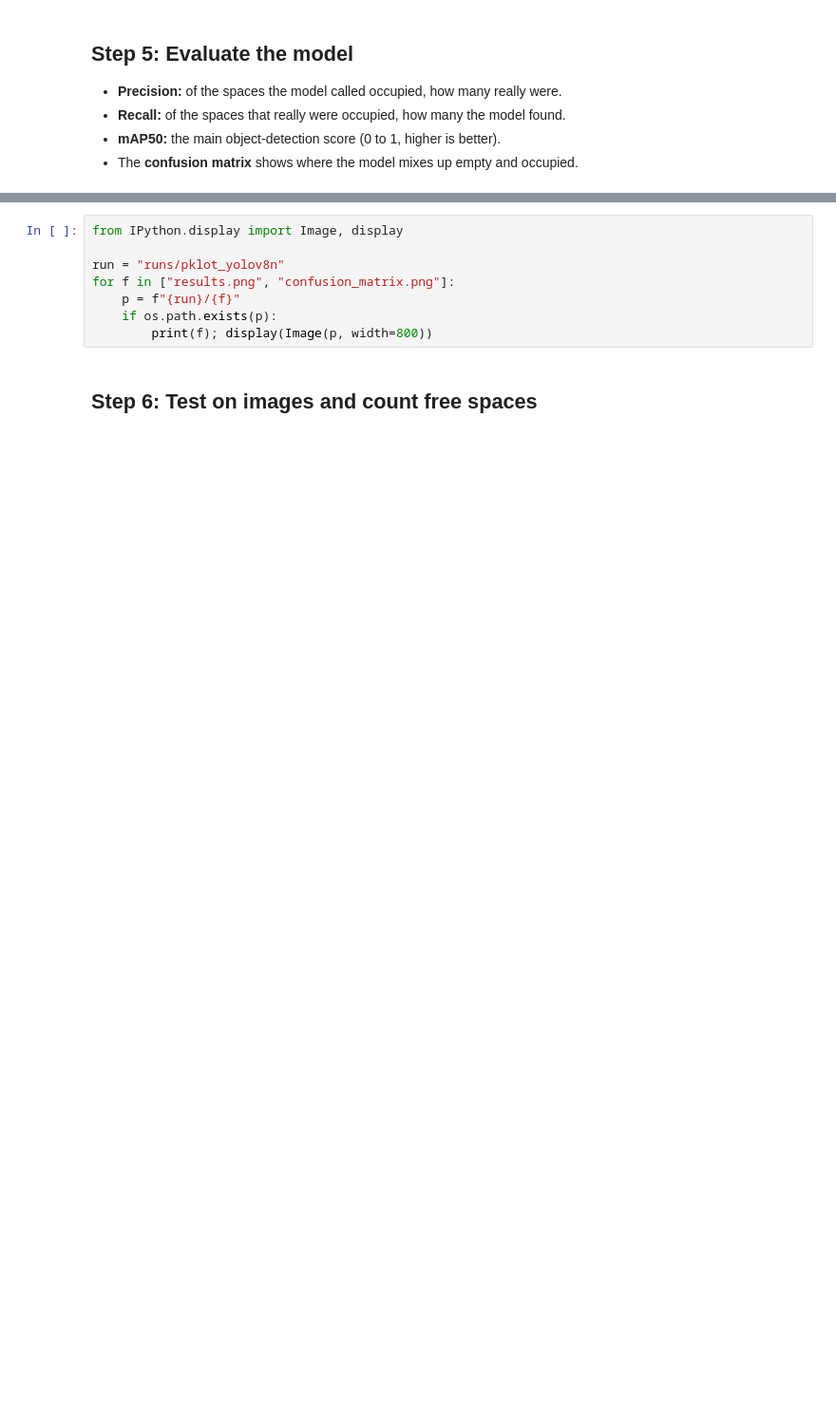
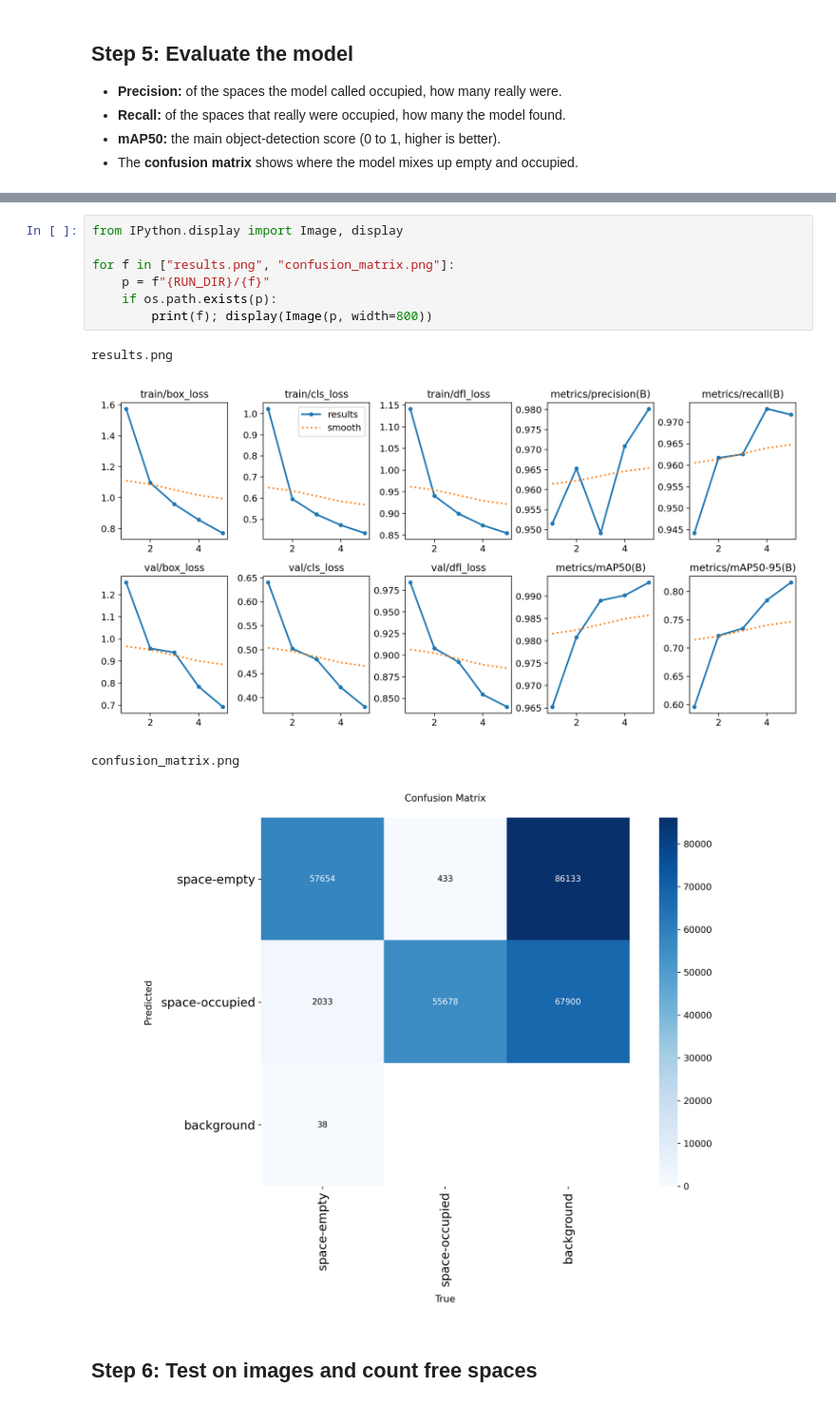
Before and after one commit to mkmanjula/parking-space-detection, a Jupyter notebook: notebooks/parking_space_detection_yolo.ipynb, the cells around one changed output, grey strips where cells are left out. Shown at 95% size. Saved outputs shown, nothing was run; the diff lists cells and outputs as text; blank space fills up the shorter version.

Commit message:
Complete YOLOv8 training, evaluation, video demo and IoT export

```diff
--- a/notebooks/parking_space_detection_yolo.ipynb
+++ b/notebooks/parking_space_detection_yolo.ipynb
@@ -117,11 +165,15 @@ print(f"mAP50-95:  {metrics.box.map:.3f}")
 # %%
 from IPython.display import Image, display
 
-run = "runs/pklot_yolov8n"
 for f in ["results.png", "confusion_matrix.png"]:
-    p = f"{run}/{f}"
+    p = f"{RUN_DIR}/{f}"
     if os.path.exists(p):
         print(f); display(Image(p, width=800))
+# %% [output]
+results.png
+[figure, added]
+confusion_matrix.png
+[figure, added]
 # %% [markdown]
 ## Step 6: Test on images and count free spaces
 # %%
```
Also changed, not shown: parts of 20 cells of this notebook, 9 other files.
